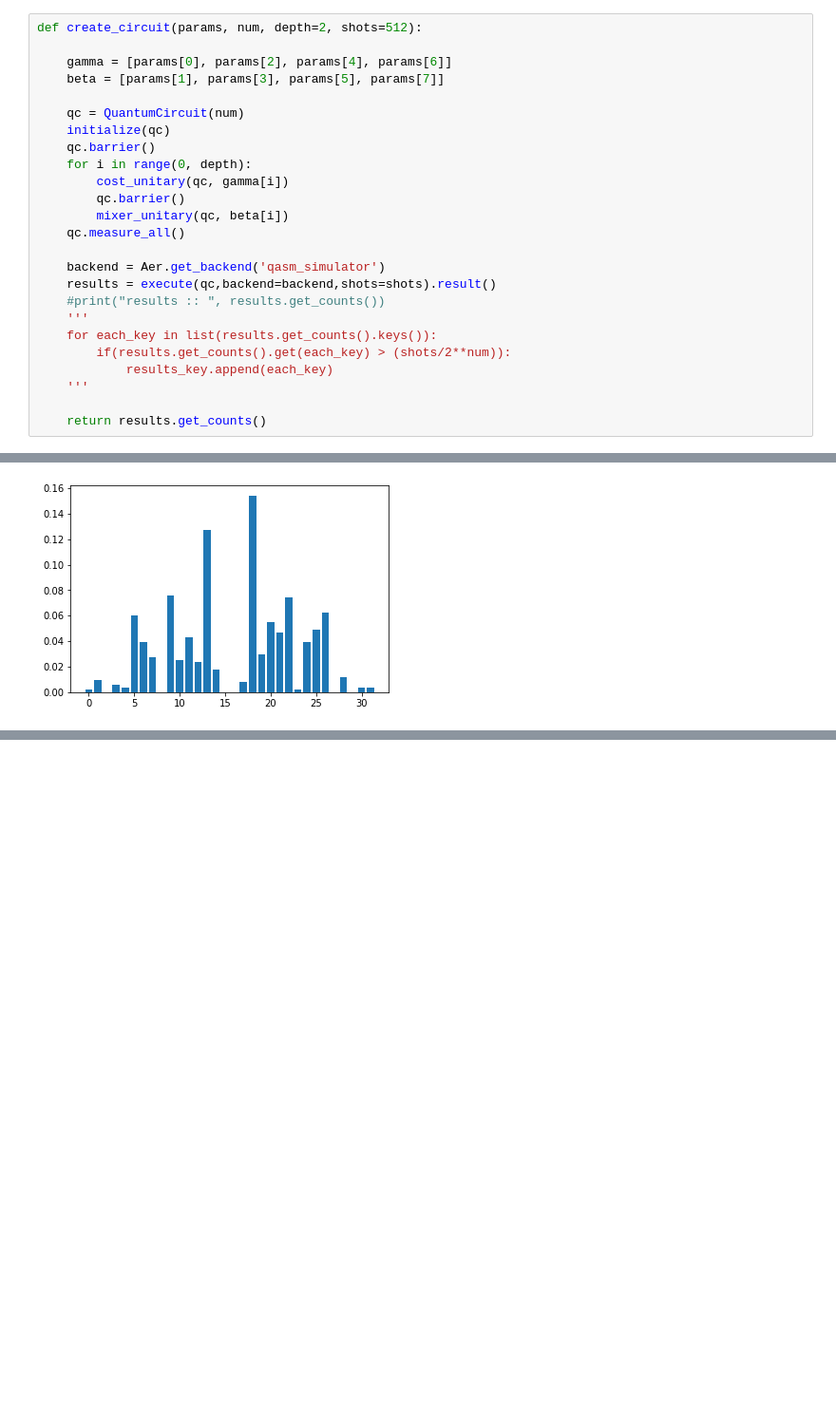
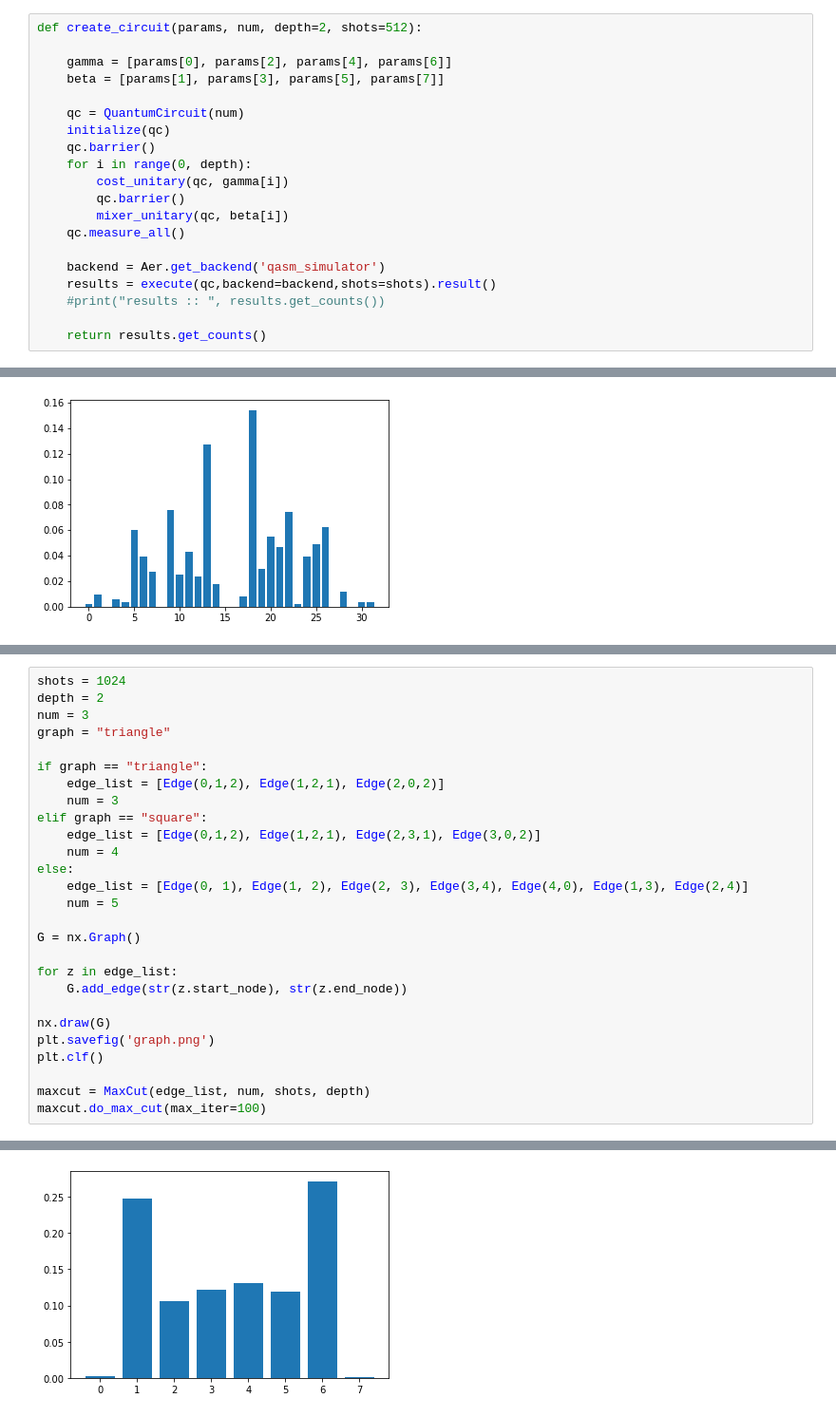
Before and after one commit to deathstroke111/qosf_screening_task4, a Jupyter notebook: QAOA_maxcut.ipynb, the cells around one changed output, grey strips where cells are left out. Shown: that part at 95% size. Cells and saved outputs as stored; diff of their text form; blank space fills up the shorter version.

```diff
--- a/QAOA_maxcut.ipynb
+++ b/QAOA_maxcut.ipynb
@@ -74,11 +85,6 @@ def create_circuit(params, num, depth=2, shots=512):
     backend = Aer.get_backend('qasm_simulator')
     results = execute(qc,backend=backend,shots=shots).result()
     #print("results :: ", results.get_counts())
-    '''
-    for each_key in list(results.get_counts().keys()):
-        if(results.get_counts().get(each_key) > (shots/2**num)):
-            results_key.append(each_key)
-    '''
 
     return results.get_counts()
 # %%
@@ -179,0 +280,28 @@ Cost: -4.4638671875
+# %%
+shots = 1024
+depth = 2
+num = 3
+graph = "triangle"
+
+if graph == "triangle":
+    edge_list = [Edge(0,1,2), Edge(1,2,1), Edge(2,0,2)]
+    num = 3
+elif graph == "square":
+    edge_list = [Edge(0,1,2), Edge(1,2,1), Edge(2,3,1), Edge(3,0,2)]
+    num = 4
+else:
+    edge_list = [Edge(0, 1), Edge(1, 2), Edge(2, 3), Edge(3,4), Edge(4,0), Edge(1,3), Edge(2,4)]
+    num = 5
+
+G = nx.Graph()
+
+for z in edge_list:
+    G.add_edge(str(z.start_node), str(z.end_node))
+
+nx.draw(G)
+plt.savefig('graph.png')
+plt.clf()
+
+maxcut = MaxCut(edge_list, num, shots, depth)
+maxcut.do_max_cut(max_iter=100)
+# %% [output]
@@ -179,0 +325 @@ Cost: -4.4638671875
+[figure, added]
```
Also changed, not shown: parts of 7 cells of this notebook, 5 other files.
